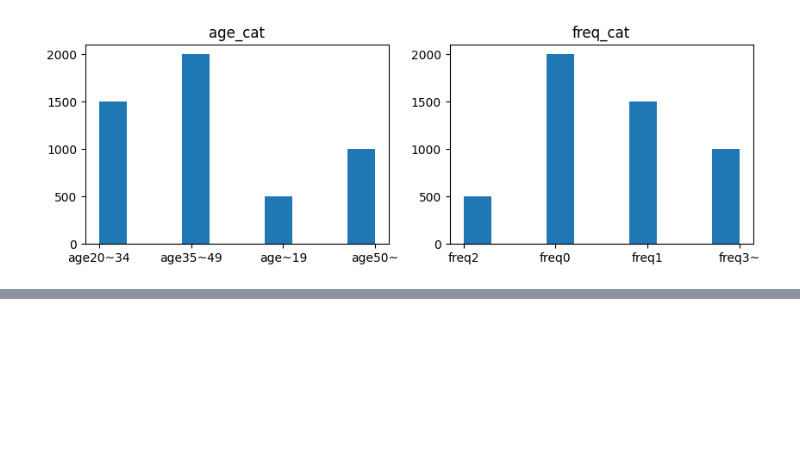
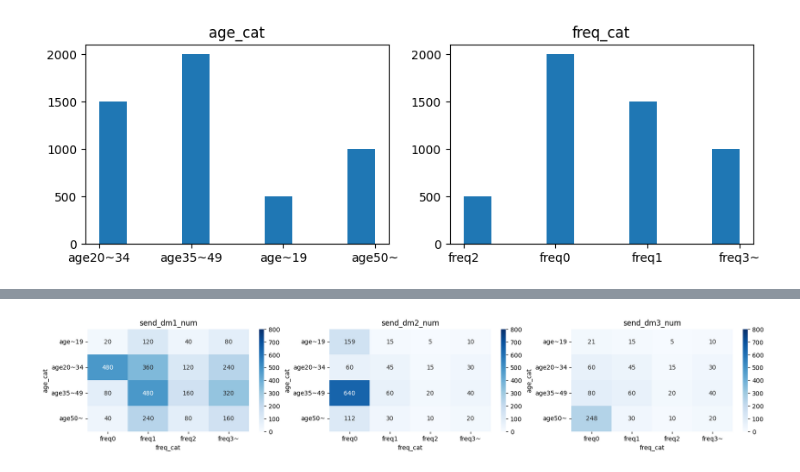
Before and after one commit to akmiccom/python_optimize, a Jupyter notebook: notebooks/chapter_04.ipynb, the cells around one changed output, grey strips where cells are left out. Saved outputs shown, nothing was run; the diff lists cells and outputs as text; code cells hidden in the pictures; blank space fills up the shorter version.

```diff
--- a/notebooks/chapter_04.ipynb
+++ b/notebooks/chapter_04.ipynb
@@ -73,0 +203,10 @@ visit_probability_df
+# %%
+fig, axs = plt.subplots(1, 3, figsize=(20, 3))
+for i, ptn in enumerate(['send_dm1', 'send_dm2', 'send_dm3']):
+    cust_send_pivot_df = pd.pivot_table(data=cust_send_df, values=ptn, columns='freq_cat', index='age_cat', aggfunc='sum')
+    cust_send_pivot_df = cust_send_pivot_df.reindex(['age~19', 'age20~34', 'age35~49', 'age50~'])
+    sns.heatmap(cust_send_pivot_df, vmin=0, vmax=800, annot=True, fmt='.0f', cmap='Blues', ax=axs[i])
+    axs[i].set_title(f'{ptn}_num')
+plt.show()
+# %% [output]
+[figure, added]
```
Also changed, not shown: parts of 26 cells of this notebook, 3 other files.
